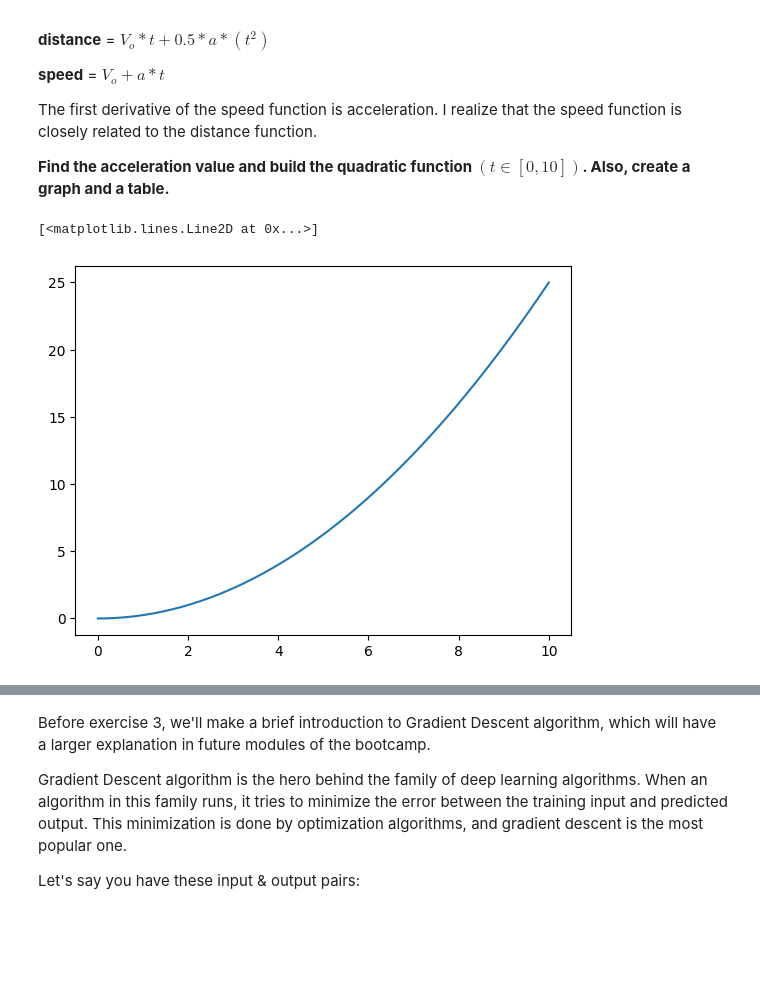
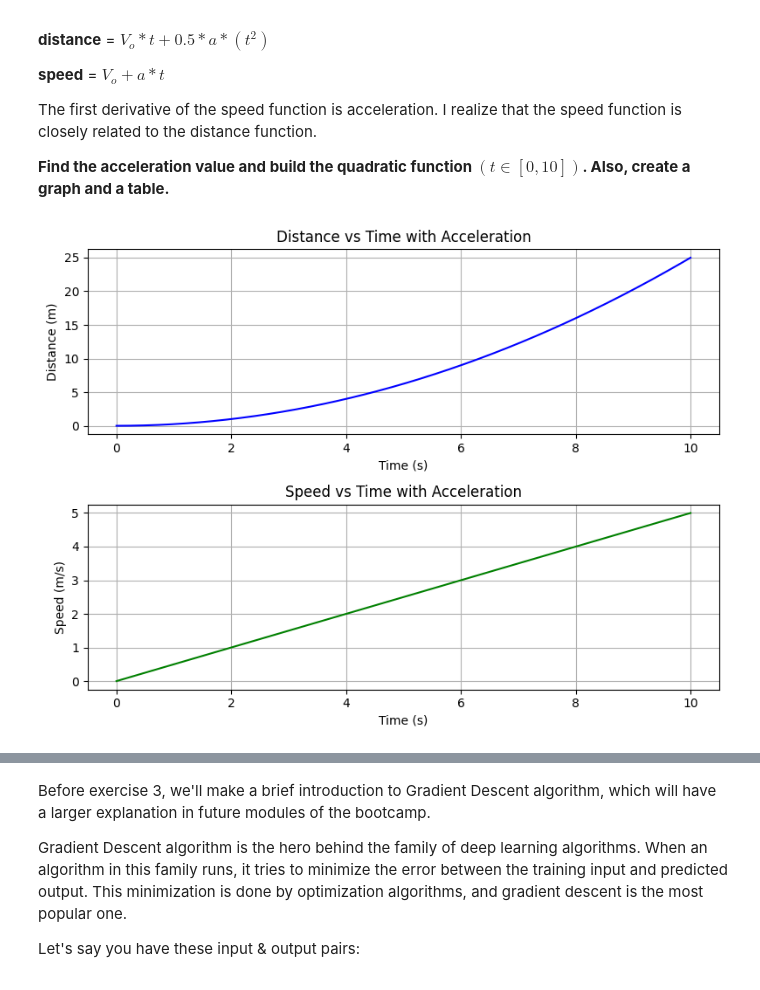
Before and after one commit to 4GeeksAcademy/BakuDShaggy-Calculus-Algebra, a Jupyter notebook: notebook/problems.ipynb, the cells around one changed output, grey strips where cells are left out. Cells and saved outputs as stored; diff of their text form; code cells hidden in the pictures; blank space fills up the shorter version.

```diff
--- a/notebook/problems.ipynb
+++ b/notebook/problems.ipynb
@@ -57,15 +57,36 @@ The first derivative of the speed function is acceleration. I realize that the s
 **Find the acceleration value and build the quadratic function  $(t ∈ [0,10])$. Also, create a graph and a table.**
 # %%
 # Define and plot the quadratic funtion; Vº=0, t=10, d=25, speed=a*t, distance=0.5*a*t**2: a=25/50=0.5 --> speed=0.5t, distance=0.5*0.5*t**2
+import numpy as np
+import matplotlib.pyplot as plt
 def func_distance(t):
     return 0.25*t**2
 def func_speed(t):
     return 0.5*t
-x_axis=np.linspace(0,10,500)
+
+x_axis=np.linspace(0,10,1000) # tiempo
 y_axis_distance=func_distance(x_axis)
 y_axis_speed=func_speed(x_axis)
+
+plt.figure(figsize=(8, 6))
+plt.subplot(2, 1, 1)
+plt.plot(x_axis, y_axis_distance, label='Distance (m)', color='blue')
+plt.xlabel('Time (s)')
+plt.ylabel('Distance (m)')
+plt.title('Distance vs Time with Acceleration')
+plt.grid(True)
+
+
+plt.subplot(2, 1, 2)
+plt.plot(x_axis, y_axis_speed, label='Speed (m/s)', color='green')
+plt.xlabel('Time (s)')
+plt.ylabel('Speed (m/s)')
+plt.title('Speed vs Time with Acceleration')
+plt.grid(True)
+
+plt.tight_layout()
+plt.show()
 # %% [output]
-[<matplotlib.lines.Line2D at 0x...>]
-[figure, old version]
+[figure, new version]
 # %%
 # Create a DataFrame
```
Also changed, not shown: parts of 2 cells of this notebook.
